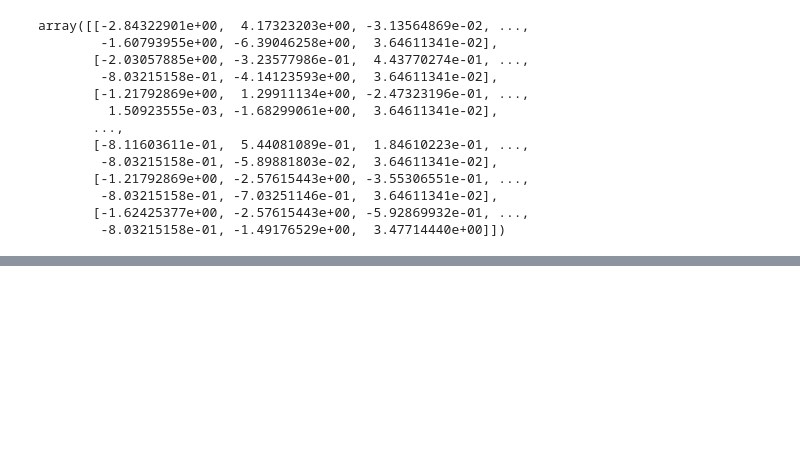
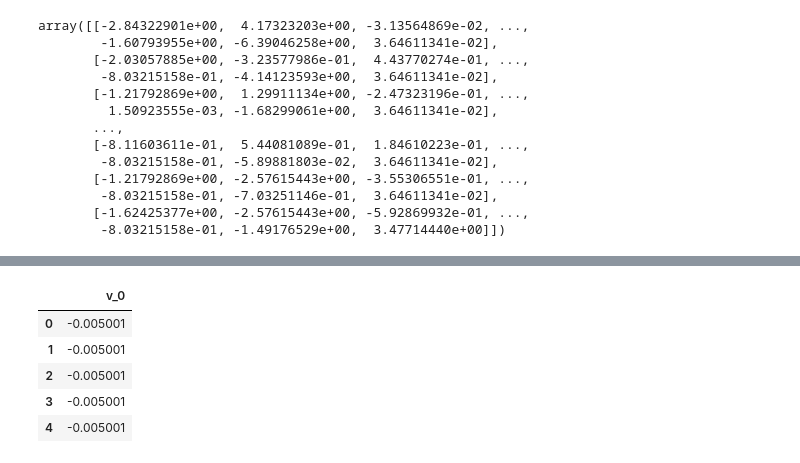
Before and after one commit to e7song/COGS118B_WI24_Final_Project, a Jupyter notebook: scratch/GMM.ipynb, the cells around one changed output, grey strips where cells are left out. Saved outputs shown, nothing was run; the diff lists cells and outputs as text; code cells hidden in the pictures; blank space fills up the shorter version.

```diff
--- a/scratch/GMM.ipynb
+++ b/scratch/GMM.ipynb
@@ -143,0 +179,11 @@ set(labels)
+# %%
+proj_df = pd.DataFrame(eigenvcts[:, zero_eigenvals_index.squeeze()])
+proj_df.columns = ['v_' + str(c) for c in proj_df.columns]
+proj_df.head()
+# %% [output]
+|  | v_0 |
+| 0 | -0.005001 |
+| 1 | -0.005001 |
+| 2 | -0.005001 |
+| 3 | -0.005001 |
+| 4 | -0.005001 |
```
Also changed, not shown: parts of 21 cells of this notebook, 4 other files.
